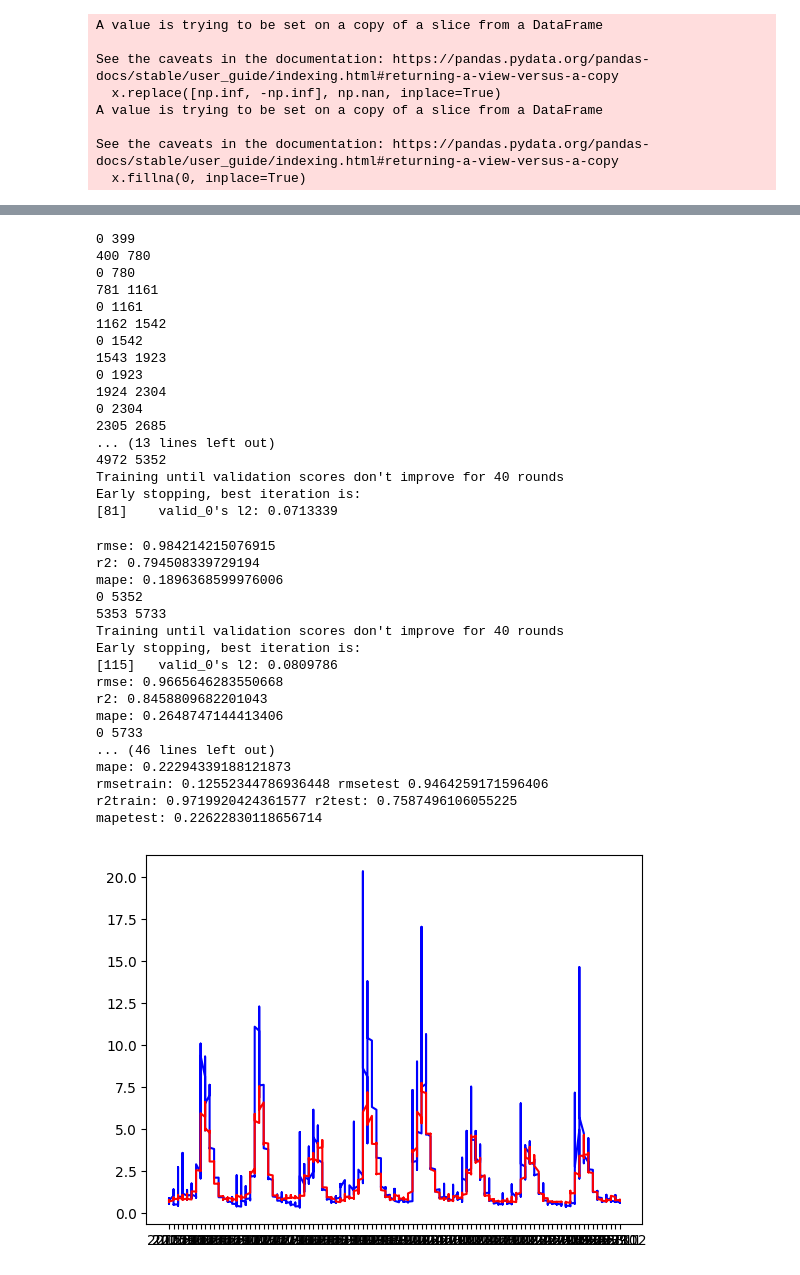
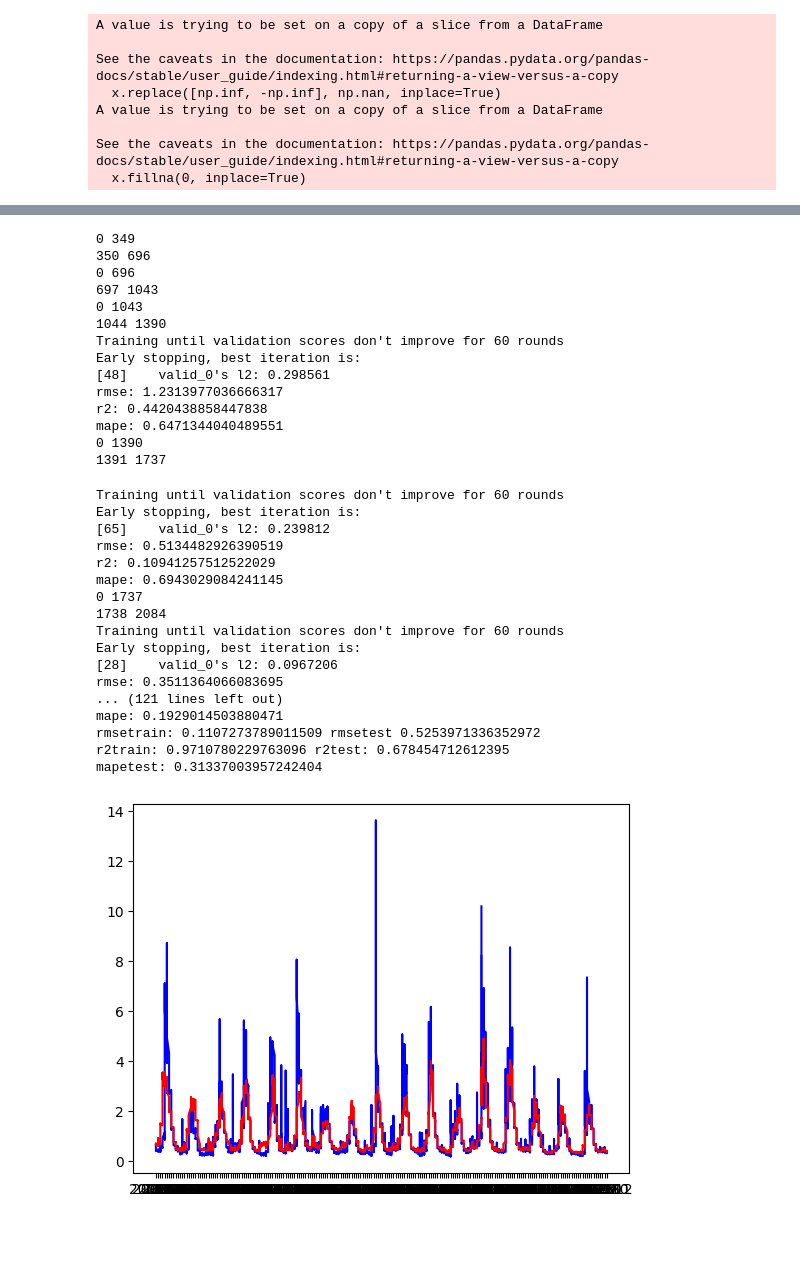
Before and after one commit to homa-abedin/Dams, a Jupyter notebook: dams-teh.ipynb, the cells around one changed output, grey strips where cells are left out. Drawn from its saved outputs; the diff is of its cells as text; code cells hidden in the pictures; blank space fills up the shorter version.

```diff
--- a/dams-teh.ipynb
+++ b/dams-teh.ipynb
@@ -131,7 +143,6 @@ for train_index, test_index in tscv.split(x):
         Y_test= (np.exp(Y_test)-100)/1000
         test_predict= (np.exp(test_predict)-100)/1000
 
-        y_final.append(Y_test)
         test_rmse.append ( np.sqrt(mean_squared_error(Y_test, test_predict)))
         train_rmse.append ( np.sqrt(mean_squared_error(Y_train, train_predict)))
 
@@ -216,71 +188,68 @@ for train_index, test_index in tscv.split(x):
     Y_train, Y_test = y.iloc[train_index], y.iloc[test_index]
     print (train_index.min(),train_index.max())
     print (test_index.min(),test_index.max())
-    if i>=13:
-        lgb = lightgbm.LGBMRegressor( n_estimators=10000, num_leaves=31, learning_rate=0.05, colsample_bytree=0.85,verbose=0)
+    if i>=3:
+        lgb = lightgbm.LGBMRegressor( n_estimators=10000, num_leaves=35, learning_rate=0.04, colsample_bytree=0.9,verbose=0)
 
-        lgb.fit(X_train, Y_train,sample_weight=X_train['std_TotalAbBarfVBaran_in'], eval_set=(X_test,Y_test),callbacks=([early_stopping(stopping_rounds=40)]))
+        lgb.fit(X_train, Y_train,sample_weight=X_train['Total_in_shift_1'], eval_set=(X_test,Y_test),callbacks=([early_stopping(stopping_rounds=60)]))
 
         test_predict = lgb.predict(X_test, num_iteration=lgb.best_iteration_)
         train_predict = lgb.predict(X_train, num_iteration=lgb.best_iteration_)
         Y_test= (np.exp(Y_test)-100)/1000
         test_predict= (np.exp(test_predict)-100)/1000
 
         test_rmse.append ( np.sqrt(mean_squared_error(Y_test, test_predict)))
         train_rmse.append ( np.sqrt(mean_squared_error(Y_train, train_predict)))
 
         test_r2 .append ( r2_score(Y_test, test_predict))
         train_r2 .append ( r2_score(Y_train, train_predict))
         test_mape.append (mean_absolute_percentage_error(Y_test, test_predict))
         df_temp = pd.DataFrame({'predictLGB': test_predict})
         test_temp = pd.DataFrame({'Test': Y_test})
         # استفاده از pd.concat برای اضافه کردن پیش‌بینی‌ها به دیتافریم اصلی
         LGB_predictions= pd.concat([LGB_predictions, df_temp], ignore_index=True)
         TestSet= pd.concat([TestSet, test_temp], ignore_index=True)
 
         plt.plot( X_test['Year'].astype(str) + X_test['month'].astype(str) ,Y_test, color='blue')
         plt.plot( X_test['Year'].astype(str) + X_test['month'].astype(str) ,test_predict, color='red')
         print ('rmse:',np.sqrt(mean_squared_error(Y_test, test_predict)))
         print ('r2:', r2_score(Y_test, test_predict))
         print ('mape:', mean_absolute_percentage_error(Y_test, test_predict))
         #plt.show()
 print("rmsetrain:",np.mean(train_rmse),"rmsetest",np.mean(test_rmse))
 print ("r2train:",np.mean(train_r2),'r2test:',np.mean(test_r2) )
 
 print ('mapetest:',np.mean(test_mape))
 # %% [output]
-0 399
-400 780
-0 780
-781 1161
-0 1161
-1162 1542
-0 1542
-1543 1923
-0 1923
-1924 2304
-0 2304
-2305 2685
-... (13 lines left out)
-4972 5352
-Training until validation scores don't improve for 40 rounds
+0 349
+350 696
+0 696
+697 1043
+0 1043
+1044 1390
+Training until validation scores don't improve for 60 rounds
 Early stopping, best iteration is:
-[81]    valid_0's l2: 0.0713339
+[48]    valid_0's l2: 0.298561
+rmse: 1.2313977036666317
+r2: 0.4420438858447838
+mape: 0.6471344040489551
+0 1390
+1391 1737
-rmse: 0.984214215076915
-r2: 0.794508339729194
-mape: 0.1896368599976006
-0 5352
-5353 5733
-Training until validation scores don't improve for 40 rounds
+Training until validation scores don't improve for 60 rounds
 Early stopping, best iteration is:
-[115]   valid_0's l2: 0.0809786
-rmse: 0.9665646283550668
-r2: 0.8458809682201043
-mape: 0.2648747144413406
-0 5733
-... (46 lines left out)
-mape: 0.22294339188121873
-rmsetrain: 0.12552344786936448 rmsetest 0.9464259171596406
-r2train: 0.9719920424361577 r2test: 0.7587496106055225
-mapetest: 0.22622830118656714
+[65]    valid_0's l2: 0.239812
+rmse: 0.5134482926390519
+r2: 0.10941257512522029
+mape: 0.6943029084241145
+0 1737
+1738 2084
+Training until validation scores don't improve for 60 rounds
+Early stopping, best iteration is:
+[28]    valid_0's l2: 0.0967206
+rmse: 0.3511364066083695
+... (121 lines left out)
+mape: 0.1929014503880471
+rmsetrain: 0.1107273789011509 rmsetest 0.5253971336352972
+r2train: 0.9710780229763096 r2test: 0.678454712612395
+mapetest: 0.31337003957242404
-[figure, old version]
+[figure, new version]
```
Also changed, not shown: parts of 23 cells of this notebook.
